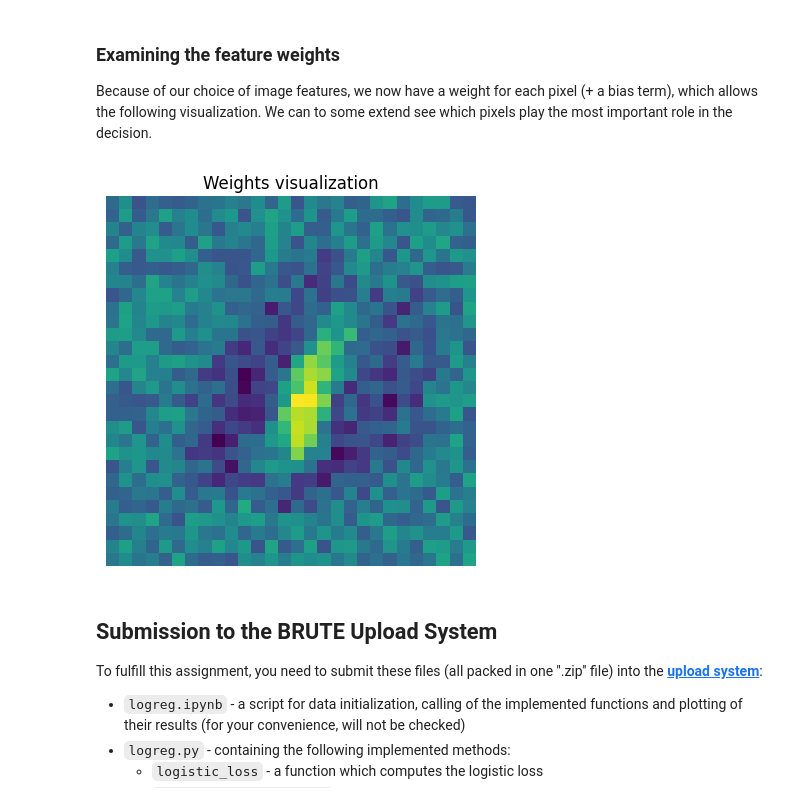
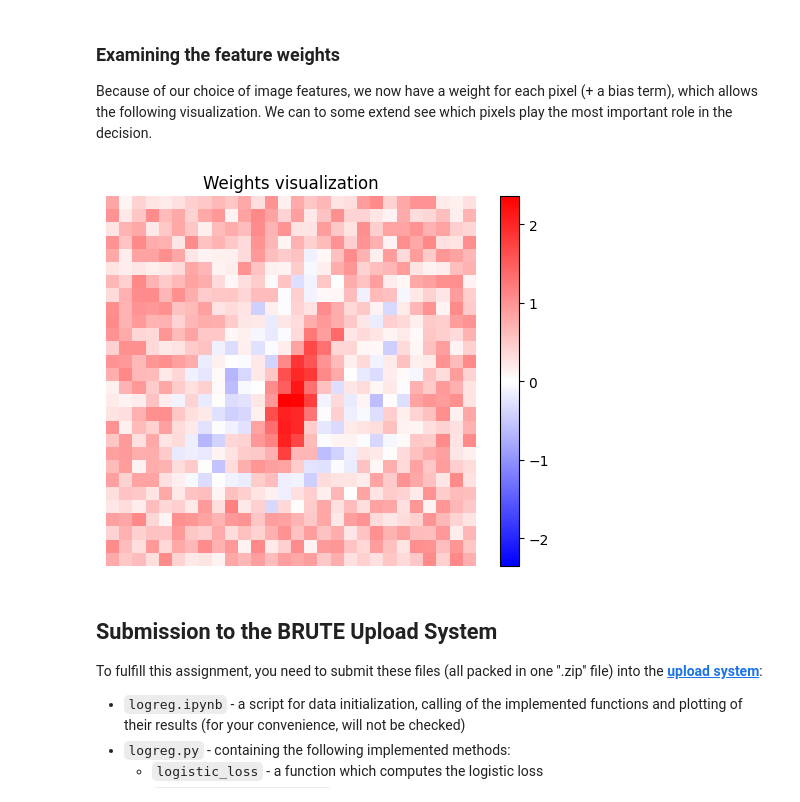
Before and after one commit to dinhtrongtrinh/RPZ, a Jupyter notebook: assignment_logreg/logreg.ipynb, the cells around one changed output. Drawn from its saved outputs; the diff is of its cells as text; code cells hidden in the pictures.

Commit message:
improve visualization
+ some minor cleanup

```diff
--- a/assignment_logreg/logreg.ipynb
+++ b/assignment_logreg/logreg.ipynb
@@ -294,13 +256,16 @@ plt.savefig('classif_MNIST.png')
 
 Because of our choice of image features, we now have a weight for each pixel (+ a bias term), which allows the following visualization. We can to some extend see which pixels play the most important role in the decision.
 # %%
-w_img = w[:-1].reshape(imsize)
-plt.imshow(w_img)
+w_img = w[1:].reshape(imsize)
+vmax = np.max(np.abs(w_img))
+# https://matplotlib.org/stable/users/explain/colors/colormaps.html#diverging
+sm = plt.imshow(w_img, cmap='bwr', vmin=-vmax, vmax=vmax)
+plt.colorbar(sm)
 plt.axis('off')
 plt.title('Weights visualization')
 plt.savefig('weight_image.png')
 # %% [output]
-[figure, old version]
+[figure, new version]
 # %% [markdown]
 ## Submission to the BRUTE Upload System
 
```
Also changed, not shown: parts of 4 cells of this notebook.
